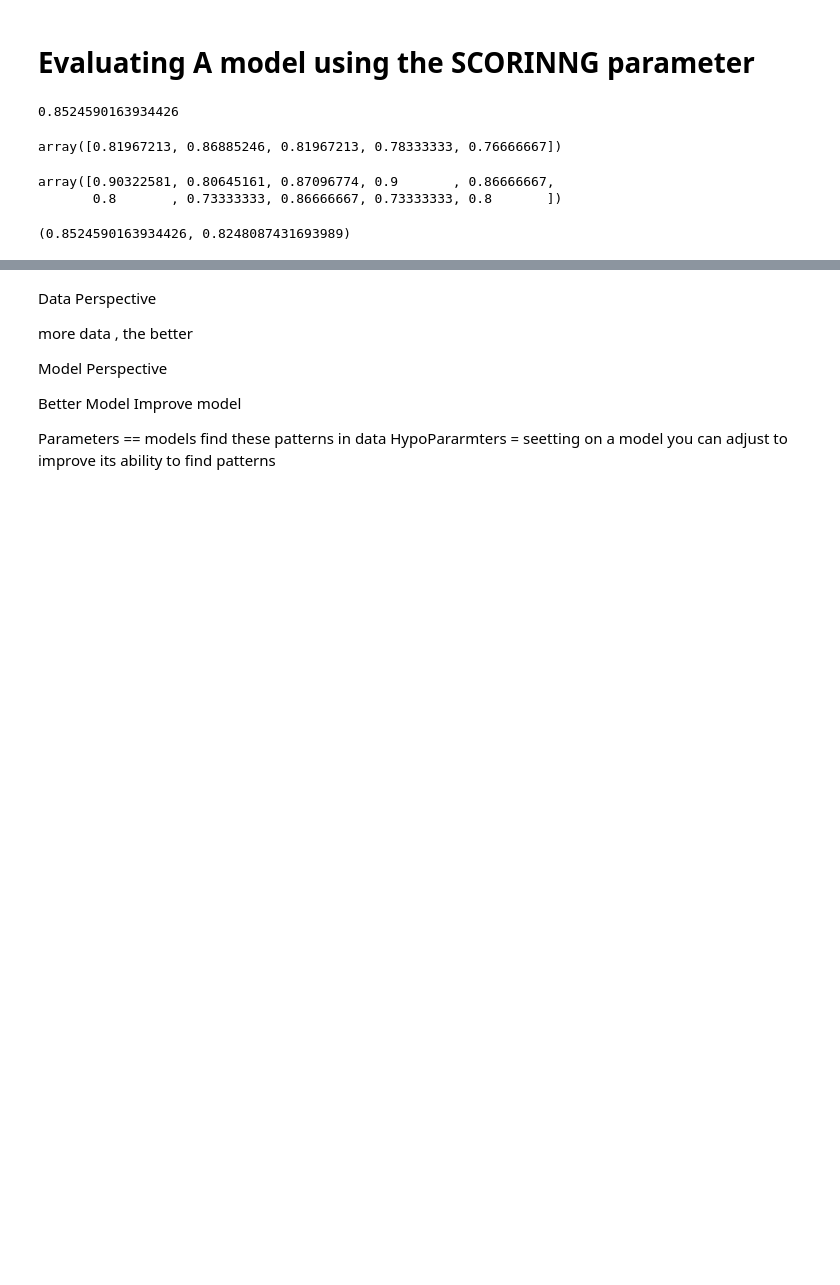
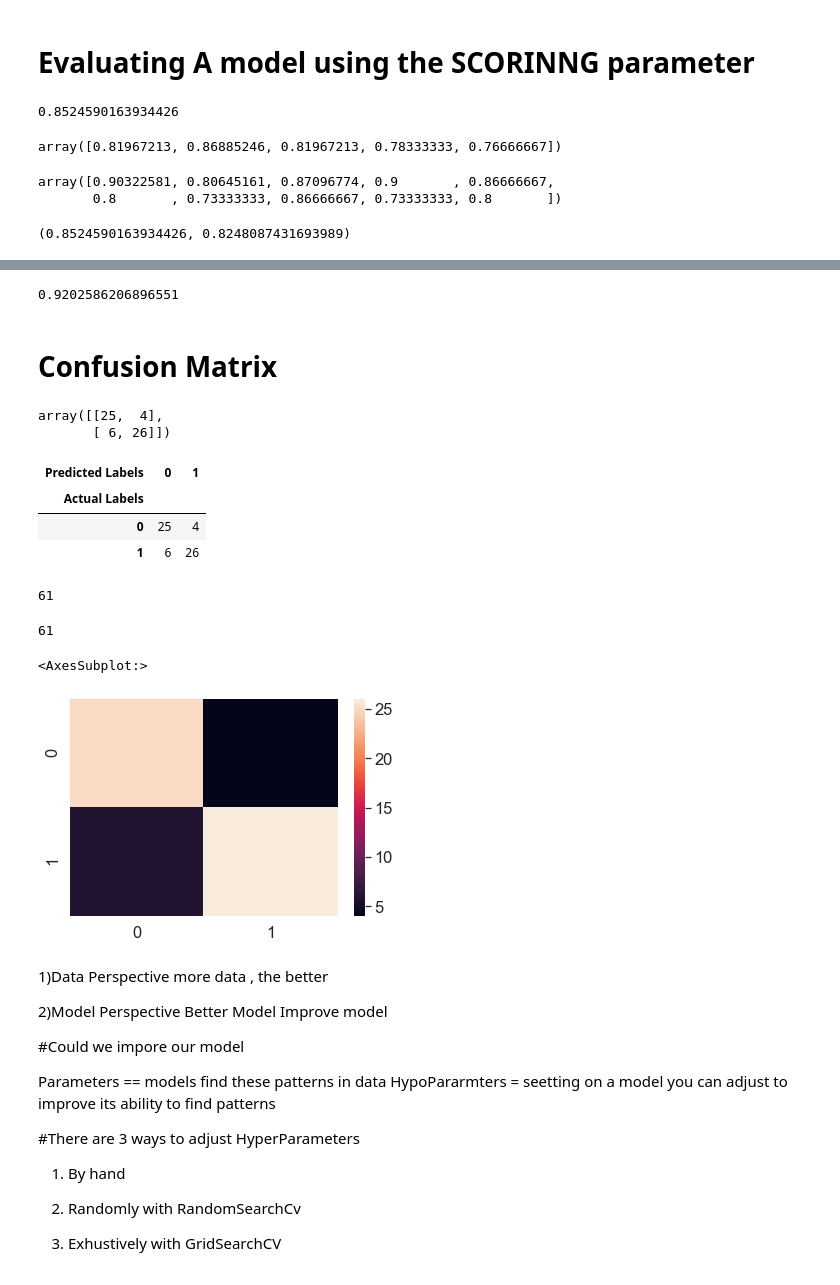
Before and after one commit to MalikHak/Data-Science, a Jupyter notebook: Scikit-Learn.ipynb, the cells around one changed output, grey strips where cells are left out. Cells and saved outputs as stored; diff of their text form; code cells hidden in the pictures; blank space fills up the shorter version.

```diff
--- a/Scikit-Learn.ipynb
+++ b/Scikit-Learn.ipynb
@@ -930,0 +975,6 @@ First Model   = Base Model
+# %%
+from sklearn.metrics import roc_auc_score
+
+roc_auc_score(y_test, y_probs_positive)
+# %% [output]
+0.9202586206896551
@@ -930,0 +987,2 @@ First Model   = Base Model
+# %% [markdown]
+# Confusion Matrix
@@ -930,0 +994,26 @@ First Model   = Base Model
+# %%
+from sklearn.metrics import confusion_matrix
+
+y_preds = clf.predict(x_test)
+
+confusion_matrix(y_test,y_preds)
+# %% [output]
+array([[25,  4],
+       [ 6, 26]])
+# %%
+# Visualize confusion Matrix  with pd.crosstab()
+
+pd.crosstab(y_test,y_preds,rownames= ["Actual Labels"],colnames=["Predicted Labels"])
+# %% [output]
+| Predicted Labels | 0 | 1 |
+| Actual Labels |  |  |
+| 0 | 25 | 4 |
+| 1 | 6 | 26 |
+# %%
+25+4+6+26
+# %% [output]
+61
+# %%
+len(x_test)
+# %% [output]
+61
@@ -930,0 +1028,13 @@ First Model   = Base Model
+# %%
+import seaborn as sns
+
+
+#sET THE FONT
+sns.set(font_scale =1.5)
+
+conf_mat = confusion_matrix(y_test,y_preds)
+
+sns.heatmap(conf_mat)
+# %% [output]
+<AxesSubplot:>
+[figure, added]
@@ -931,13 +1063,23 @@ First Model   = Base Model
 # %% [markdown]
-Data Perspective
-
+1)Data Perspective
 more data , the better
 
-Model Perspective
 
+2)Model Perspective
 Better Model
 Improve model
+
+#Could we impore our model
 
 
  Parameters   == models find these patterns in data
  HypoPararmters   =  seetting on a model you can adjust to improve its ability to find patterns
+
+
+#There are 3 ways to adjust HyperParameters
+
+1) By hand
+
+2) Randomly with RandomSearchCv
+
+3) Exhustively with GridSearchCV
```
Also changed, not shown: parts of 37 cells of this notebook.
